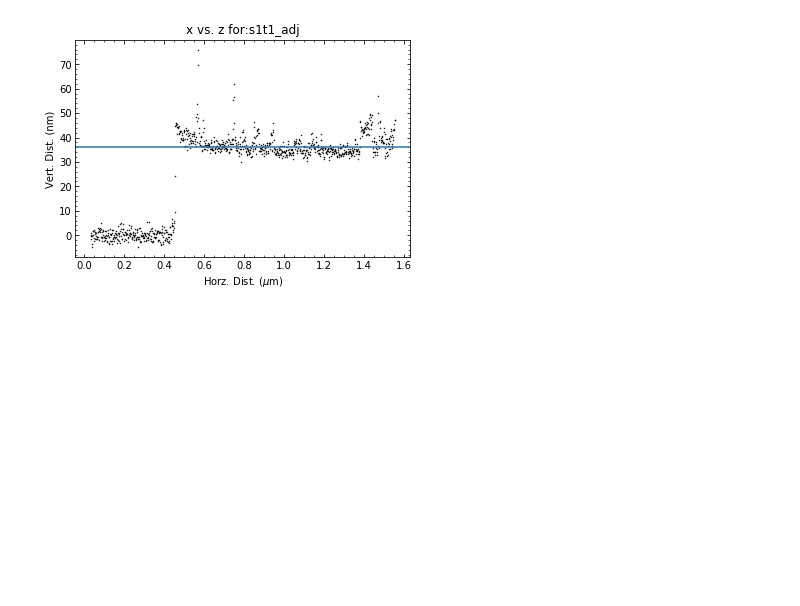
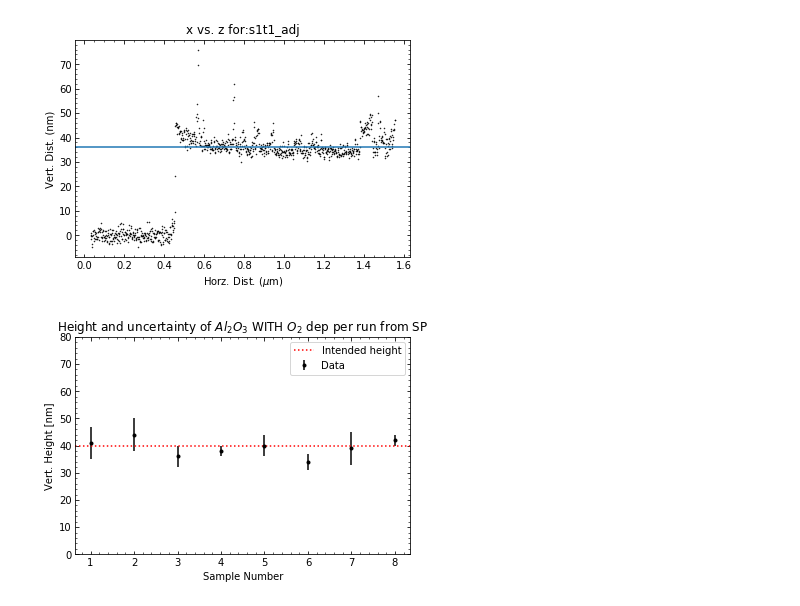
Before and after one commit to adam-fisher37/SP_analysis, a Jupyter notebook: sp_test.ipynb, the cells around one changed output. Drawn from its saved outputs; the diff is of its cells as text; code cells hidden in the pictures; blank space fills up the shorter version.

Commit message:
reanalyzed scan data and removed bad scans in 'sp_test'

```diff
--- a/sp_test.ipynb
+++ b/sp_test.ipynb
@@ -102,3 +102,11 @@ height of  s1t1_adj  is: 36.1076720465646 +- 3.3959717069350543 nm
 # %%
 wox = sf.sp_analysis_hard(wox,8,w_xfa,w_xib,w_xfb)
 nox = sf.sp_analysis_hard(nox,8,n_xfa,n_xib,n_xfb)
+# %%
+# the bad scans
+bad_wox = np.array(['s1t3','s3t3','s3t4','s3t6','s4t2','s4t3','s4t4','s4t5','s5t2','s5t4','s6t1','s7t1','s8t1','s8t3'])
+bad_nox = np.array(['s1t5','s2t1','s2t2','s2t4','s2t5','s3t1','s3t2','s3t3','s4t2','s4t4','s4t5','s5t3','s5t4','s5t5','s5t6','s6t1','s6t2','s6t4','s6t5','s7t1','s7t4','s7t5','s8t1','s8t3','s8t5'])
+# %%
+# np.array([key for key in wox if (np.any(bad_wox==key)==False) and (re.search('adj|h|_|avg',key)==None)])
+bad_wox_h = np.array([bad_wox[i]+'_h' for i in range(len(bad_wox))])
+bad_nox_h = np.array([bad_nox[i]+'_h' for i in range(len(bad_nox))])
@@ -104,0 +117,21 @@ nox = sf.sp_analysis_hard(nox,8,n_xfa,n_xib,n_xfb)
+# %%
+wavg = np.arange(1,9)
+wstd = np.zeros_like(wavg)
+navg = np.arange(1,9)
+nstd = np.zeros_like(navg)
+# %%
+# new wox avg and std
+for i in range(len(wavg)):
+    samp_str = 's'+str(wavg[i])+'.._h'
+    s = 0.
+    std = 0.
+    cts = 0
+    for key in wox:
+        if np.any(bad_wox_h==key):
+            continue
+        if re.search(samp_str,key):
+            s += wox[key][0]
+            std += (wox[key][1])**2
+            cts += 1
+    wavg[i] = s/cts
+    wstd[i] = np.sqrt(std)
@@ -104,0 +152,11 @@ nox = sf.sp_analysis_hard(nox,8,n_xfa,n_xib,n_xfb)
+# %%
+plt.figure();
+plt.errorbar(n,wavg,yerr=wstd,fmt='k.',label='Data');
+plt.axhline(40.,c='r',ls=':',label='Intended height');
+plt.ylim((0,80.));
+plt.xlabel('Sample Number');
+plt.ylabel('Vert. Height [nm]');
+plt.legend(loc='best');
+plt.title('Height and uncertainty of $Al_{2}O_{3}$ WITH $O_2$ dep per run from SP');
+# %% [output]
+[figure, added]
```
Also changed, not shown: parts of 20 cells of this notebook.
